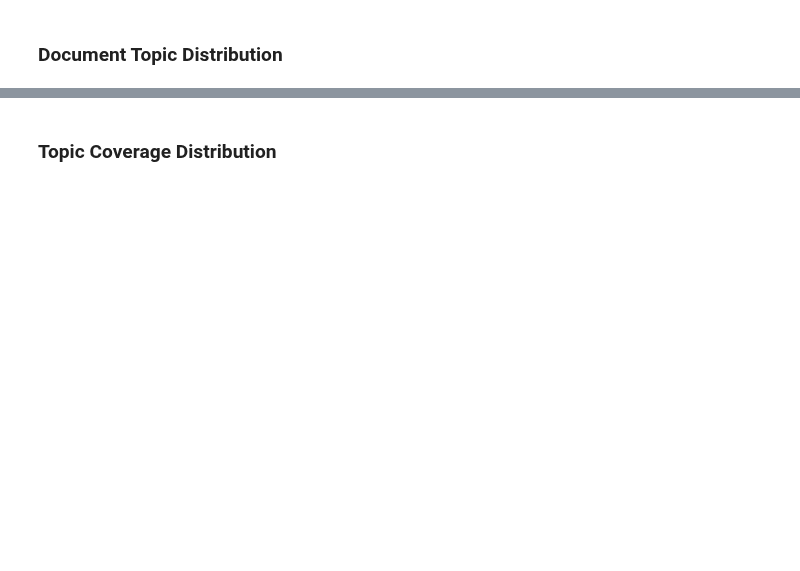
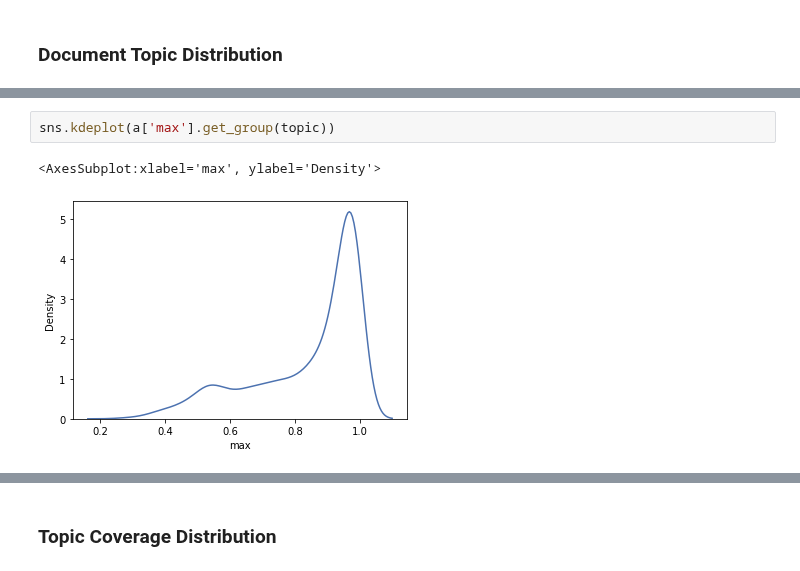
Before and after one commit to seriousdeejay/citynet, a Jupyter notebook: src/analyses/Diederik/Clean Code/2. Topic Modeling.ipynb, the cells around one changed output, grey strips where cells are left out. Drawn from its saved outputs; the diff is of its cells as text; blank space fills up the shorter version.

```diff
--- a/src/analyses/Diederik/Clean Code/2. Topic Modeling.ipynb
+++ b/src/analyses/Diederik/Clean Code/2. Topic Modeling.ipynb
@@ -212,0 +391,5 @@ topic_distributions
+# %%
+sns.kdeplot(a['max'].get_group(topic))
+# %% [output]
+<AxesSubplot:xlabel='max', ylabel='Density'>
+[figure, added]
```
Also changed, not shown: parts of 46 cells of this notebook, 7 other files.
